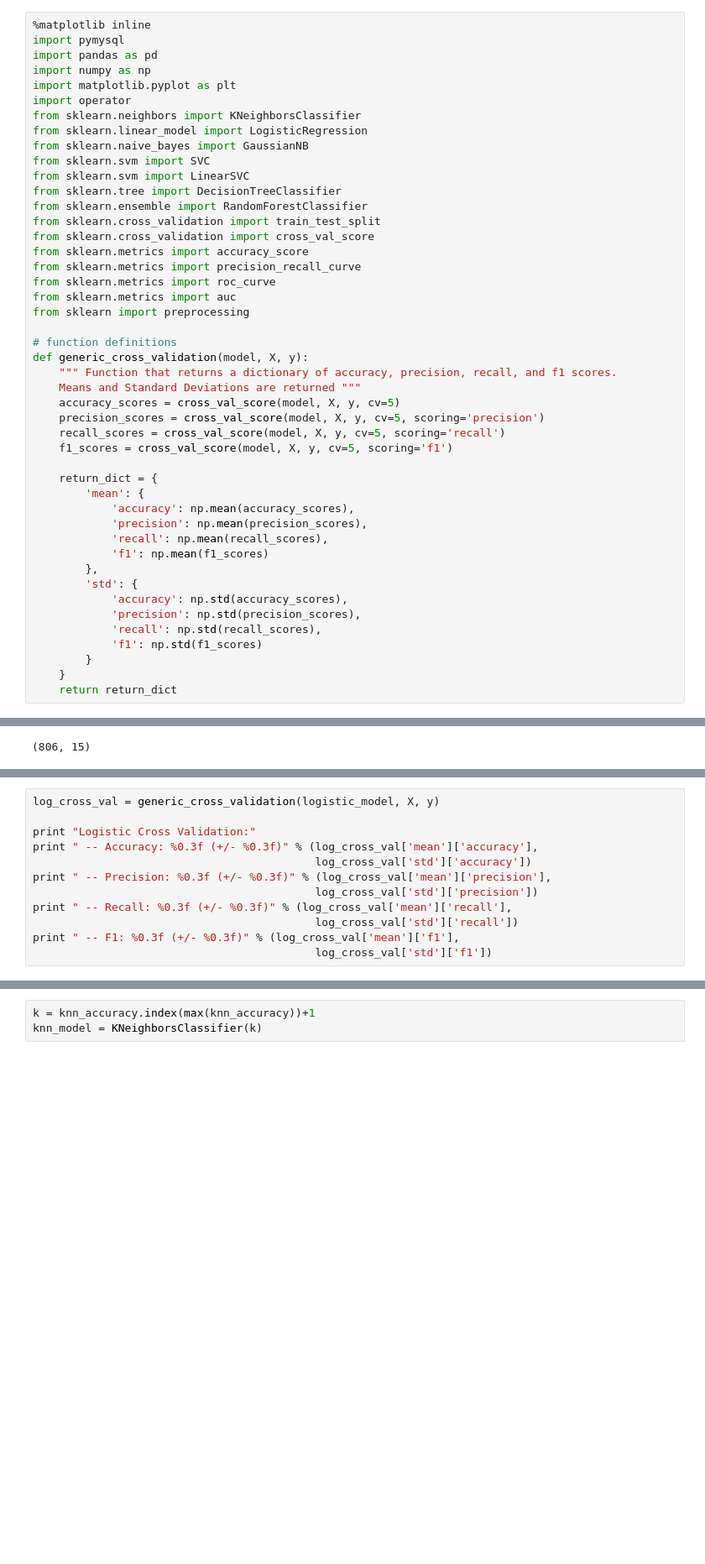
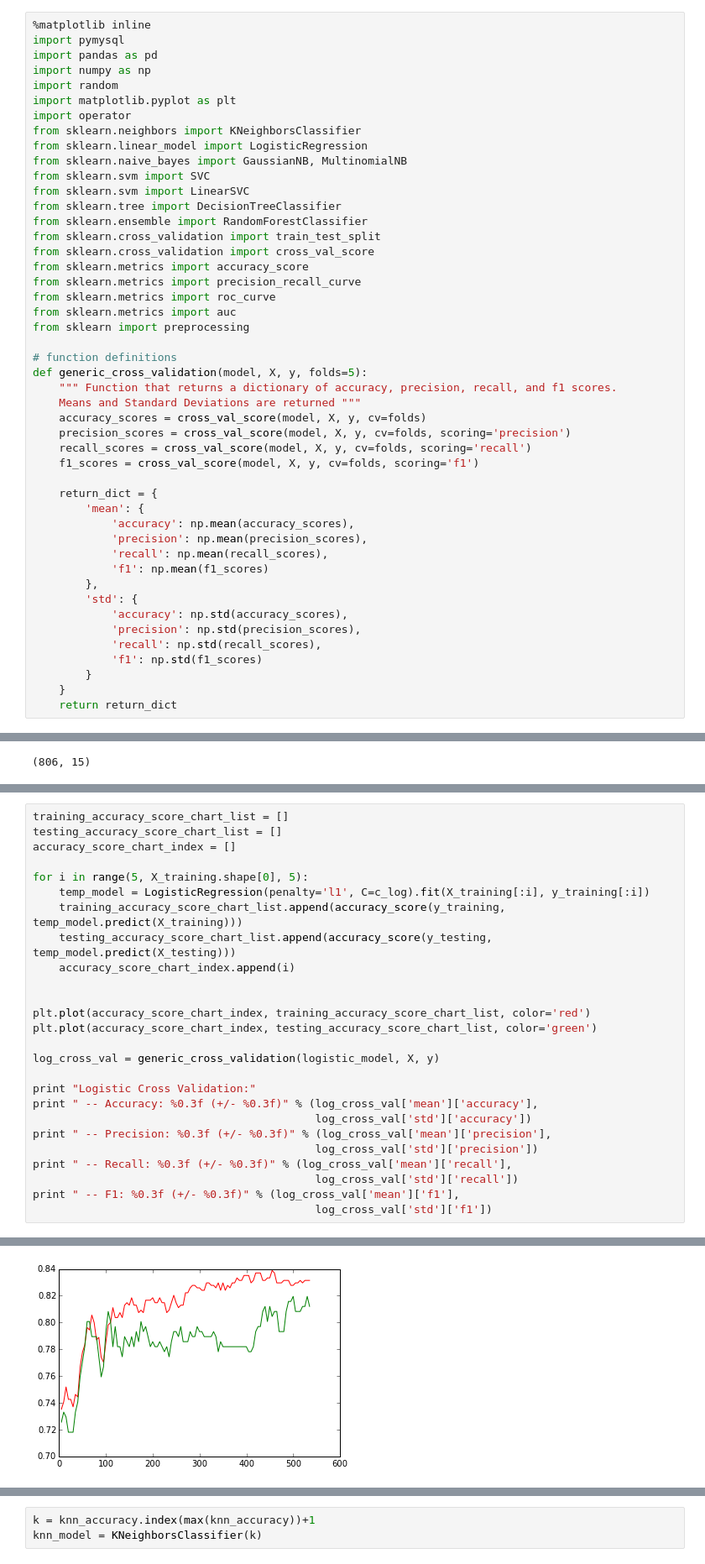
Before and after one commit to heart-disease-left-team/common_repo, a Jupyter notebook: trevor/McNulty-Book 4.ipynb, the cells around one changed output, grey strips where cells are left out. Shown at 84% size. Cells and saved outputs as stored; diff of their text form; blank space fills up the shorter version.

```diff
--- a/trevor/McNulty-Book 4.ipynb
+++ b/trevor/McNulty-Book 4.ipynb
@@ -3,11 +3,12 @@
 import pymysql
 import pandas as pd
 import numpy as np
+import random
 import matplotlib.pyplot as plt
 import operator
 from sklearn.neighbors import KNeighborsClassifier
 from sklearn.linear_model import LogisticRegression
-from sklearn.naive_bayes import GaussianNB
+from sklearn.naive_bayes import GaussianNB, MultinomialNB
 from sklearn.svm import SVC
 from sklearn.svm import LinearSVC
 from sklearn.tree import DecisionTreeClassifier
@@ -21,13 +22,13 @@ from sklearn.metrics import auc
 from sklearn import preprocessing
 
 # function definitions
-def generic_cross_validation(model, X, y):
+def generic_cross_validation(model, X, y, folds=5):
     """ Function that returns a dictionary of accuracy, precision, recall, and f1 scores.
     Means and Standard Deviations are returned """
-    accuracy_scores = cross_val_score(model, X, y, cv=5)
-    precision_scores = cross_val_score(model, X, y, cv=5, scoring='precision')
-    recall_scores = cross_val_score(model, X, y, cv=5, scoring='recall')
-    f1_scores = cross_val_score(model, X, y, cv=5, scoring='f1')
+    accuracy_scores = cross_val_score(model, X, y, cv=folds)
+    precision_scores = cross_val_score(model, X, y, cv=folds, scoring='precision')
+    recall_scores = cross_val_score(model, X, y, cv=folds, scoring='recall')
+    f1_scores = cross_val_score(model, X, y, cv=folds, scoring='f1')
 
     return_dict = {
         'mean': {
@@ -350,4 +369,18 @@ logistic_model = LogisticRegression(penalty='l1', C=C)
 # %%
+training_accuracy_score_chart_list = []
+testing_accuracy_score_chart_list = []
+accuracy_score_chart_index = []
+
+for i in range(5, X_training.shape[0], 5):
+    temp_model = LogisticRegression(penalty='l1', C=c_log).fit(X_training[:i], y_training[:i])
+    training_accuracy_score_chart_list.append(accuracy_score(y_training, temp_model.predict(X_training)))
+    testing_accuracy_score_chart_list.append(accuracy_score(y_testing, temp_model.predict(X_testing)))
+    accuracy_score_chart_index.append(i)
+
+
+plt.plot(accuracy_score_chart_index, training_accuracy_score_chart_list, color='red')
+plt.plot(accuracy_score_chart_index, testing_accuracy_score_chart_list, color='green')
+
 log_cross_val = generic_cross_validation(logistic_model, X, y)
 
 print "Logistic Cross Validation:"
@@ -368,2 +401,3 @@ Logistic Cross Validation:
+[figure, added]
 # %%
 logistic_probas = logistic_model.fit(X_training, y_training).decision_function(X_testing)
```
Also changed, not shown: parts of 28 cells of this notebook.
